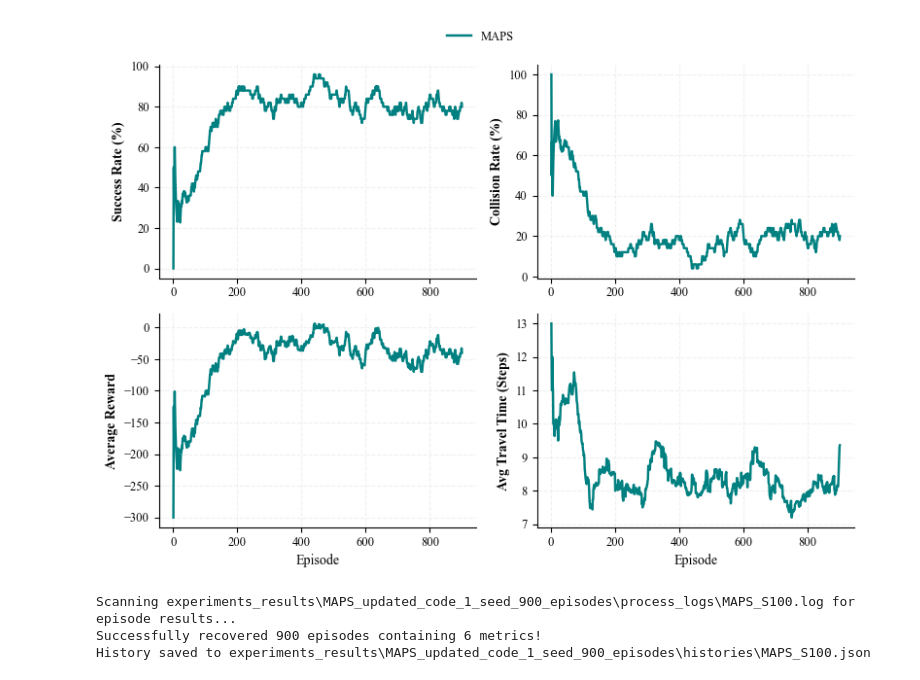
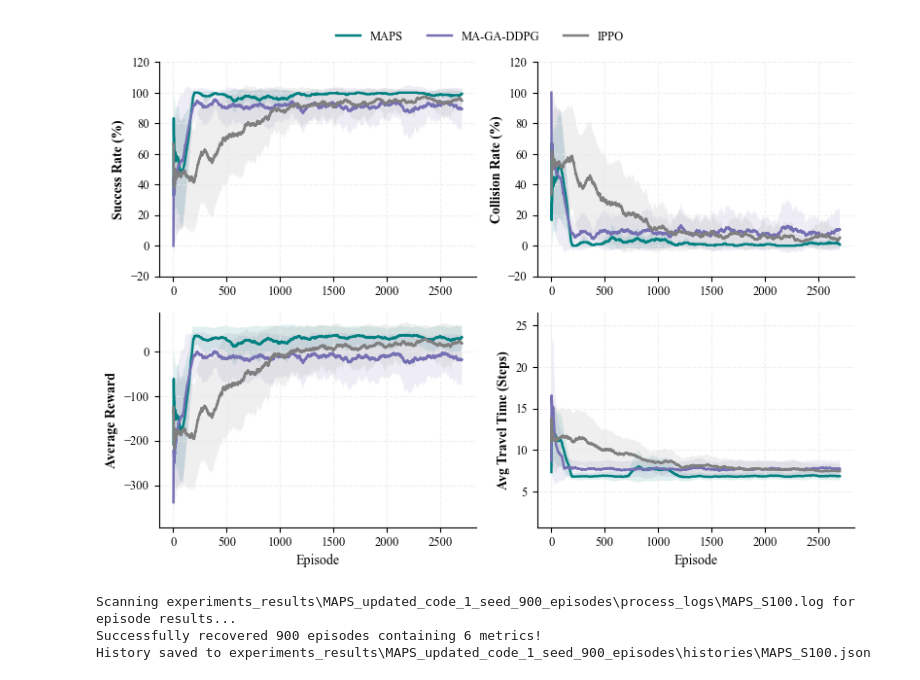
Before and after one commit to DRL-Research/RL, a Jupyter notebook: analyze_results.ipynb, the cells around one changed output. Saved outputs shown, nothing was run; the diff lists cells and outputs as text; code cells hidden in the pictures.

```diff
--- a/analyze_results.ipynb
+++ b/analyze_results.ipynb
@@ -29,29 +29,29 @@ plt.rcParams.update({
 })
 
 # Configure analysis parameters
-# SEEDS = [42, 100, 2026]
-SEEDS = [2026]
-# NUM_EPISODES = 2700
-NUM_EPISODES = 900
-WINDOW_SIZE = 50
+SEEDS = [42, 100, 2026]
+# SEEDS = [2026]
+NUM_EPISODES = 2700
+# NUM_EPISODES = 900
+WINDOW_SIZE = 100
 
 ALGORITHMS = {
     "MAPS": "experiment",
     # "VN-MA-DDPG": "vn_maddpg",
-    # "MA-GA-DDPG": "ma_ga_ddpg",
-    # "IPPO": "ippo"
+    "MA-GA-DDPG": "ma_ga_ddpg",
+    "IPPO": "ippo"
 }
 
 # High-contrast, colorblind-friendly academic palette
 COLORS = {
     "MAPS": "#008080",          # Deep Teal (Primary Method Accent)
     # "VN-MA-DDPG": "#d95f02",    # Burnt Orange (Strong Contrast Baseline)
-    # "MA-GA-DDPG": "#7570b3",    # Slate Blue/Purple (Secondary Baseline)
-    # "IPPO": "#7f7f7f"           # Neutral Grey (Standard Simple Baseline)
+    "MA-GA-DDPG": "#7570b3",    # Slate Blue/Purple (Secondary Baseline)
+    "IPPO": "#7f7f7f"           # Neutral Grey (Standard Simple Baseline)
 }
 
-# experiment_name = "3_baselines_3_seeds_2700_episodes"
-experiment_name = "MAPS_updated_code_1_seed_900_episodes"
+experiment_name = "3_baselines_3_seeds_2700_episodes"
+# experiment_name = "MAPS_updated_code_1_seed_900_episodes"
 
 # --- DATA LOADING ---
 results_raw = {
@@ -143,34 +143,34 @@ for metric_key, ylabel, ax in metrics:
 
         mean_smooth = compute_rolling_avg(mean_raw, WINDOW_SIZE)
         std_smooth = compute_rolling_avg(std_raw, WINDOW_SIZE)
 
         line, = ax.plot(episodes_x, mean_smooth, label=alg_name, color=color, linewidth=1.75)
 
         ax.fill_between(
             episodes_x,
             mean_smooth - std_smooth,
             mean_smooth + std_smooth,
             color=color,
             alpha=0.12,         # Slightly lowered alpha to keep overlapping regions readable
             edgecolor="none"
         )
 
         # Populate uniform global legend handles on the first loop
         if metric_key == "success_flags":
             legend_lines.append(line)
             legend_labels.append(alg_name)
 
 # Single unified clean legend row placed globally above plots
 fig.legend(legend_lines, legend_labels, loc='upper center', bbox_to_anchor=(0.5, 1.05), ncol=4, frameon=False)
 
 plt.tight_layout()
 
 # Export strictly as high-density vector format for LaTeX templates
 os.makedirs("plots", exist_ok=True)
 plt.savefig("plots/algorithm_comparison.pdf", dpi=300, bbox_inches="tight")
 plt.show()
 # %% [output]
-[figure, old version]
+[figure, new version]
 # %%
 import json
 import re
```
